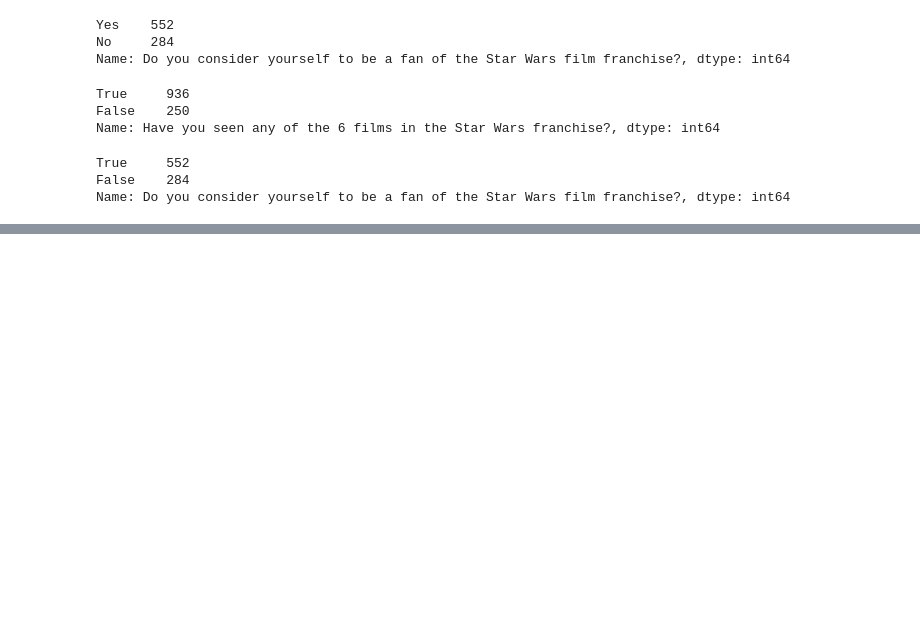
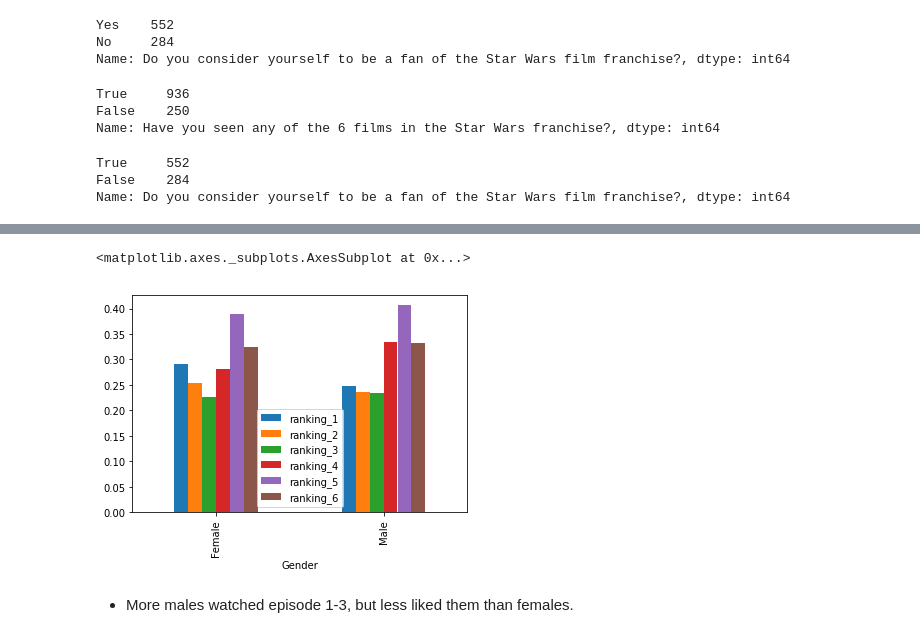
Before and after one commit to purvil/Star-Wars-survey-analysis, a Jupyter notebook: Star Wars Survey Analysis.ipynb, the cells around one changed output, grey strips where cells are left out. Cells and saved outputs as stored; diff of their text form; code cells hidden in the pictures; blank space fills up the shorter version.

```diff
--- a/Star Wars Survey Analysis.ipynb
+++ b/Star Wars Survey Analysis.ipynb
@@ -102,0 +200,7 @@ Name: Do you consider yourself to be a fan of the Star Wars film franchise?, dty
+# %%
+star_wars.groupby('Gender')['ranking_1','ranking_2','ranking_3','ranking_4','ranking_5','ranking_6'].mean().rdiv(1).plot(kind='bar')
+# %% [output]
+<matplotlib.axes._subplots.AxesSubplot at 0x...>
+[figure, added]
+# %% [markdown]
+* More males watched episode 1-3, but less liked them than females.
```
Also changed, not shown: parts of 20 cells of this notebook.
